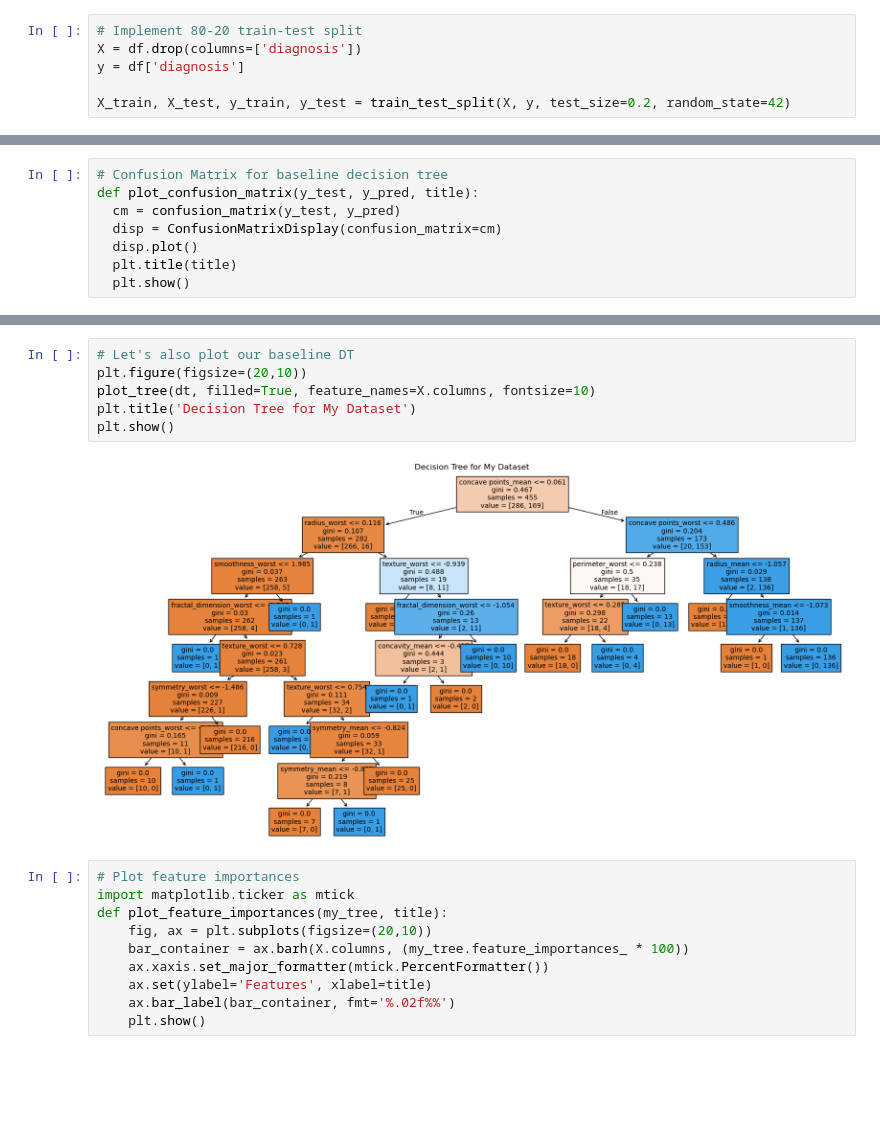
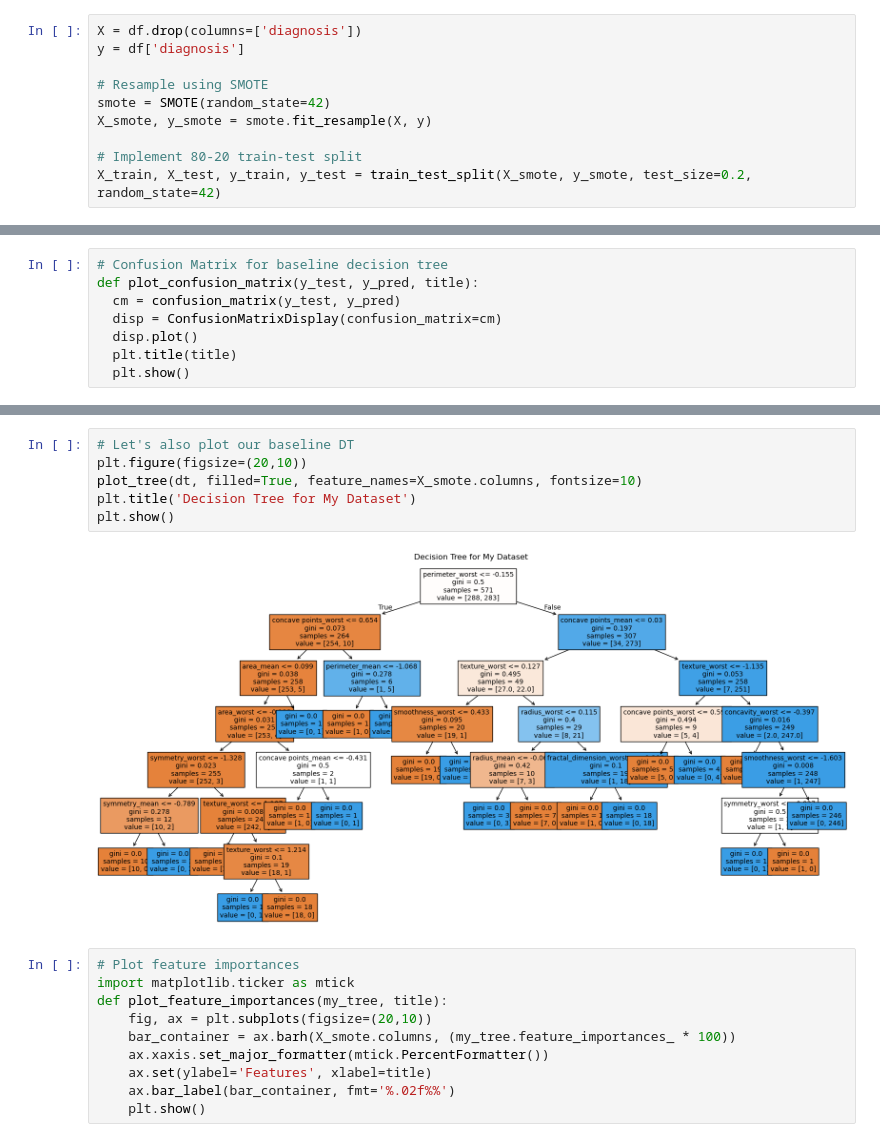
Before and after one commit to m-liv/bc-project, a Jupyter notebook: decision_tree.ipynb, the cells around one changed output, grey strips where cells are left out. Drawn from its saved outputs; the diff is of its cells as text; blank space fills up the shorter version.

Commit message:
Added SMOTE to decision tree/rf and updated everything accordingly

```diff
--- a/decision_tree.ipynb
+++ b/decision_tree.ipynb
@@ -90,11 +105,15 @@ df
 | 568 | 0 | -1.808401 | 1.221792 | -1.814389 | -1.347789 | -3.112085 | -1.150752 | ... |
 569 rows × 21 columns
 # %%
-# Implement 80-20 train-test split
 X = df.drop(columns=['diagnosis'])
 y = df['diagnosis']
 
-X_train, X_test, y_train, y_test = train_test_split(X, y, test_size=0.2, random_state=42)
+# Resample using SMOTE
+smote = SMOTE(random_state=42)
+X_smote, y_smote = smote.fit_resample(X, y)
+
+# Implement 80-20 train-test split
+X_train, X_test, y_train, y_test = train_test_split(X_smote, y_smote, test_size=0.2, random_state=42)
 # %%
 X_train.shape, X_test.shape, y_train.shape, y_test.shape
 # %% [output]
@@ -134,17 +153,17 @@ plot_confusion_matrix(y_test=y_test, y_pred=dt_pred, title="Confusion Matrix for
 # %%
 # Let's also plot our baseline DT
 plt.figure(figsize=(20,10))
-plot_tree(dt, filled=True, feature_names=X.columns, fontsize=10)
+plot_tree(dt, filled=True, feature_names=X_smote.columns, fontsize=10)
 plt.title('Decision Tree for My Dataset')
 plt.show()
 # %% [output]
-[figure, old version]
+[figure, new version]
 # %%
 # Plot feature importances
 import matplotlib.ticker as mtick
 def plot_feature_importances(my_tree, title):
     fig, ax = plt.subplots(figsize=(20,10))
-    bar_container = ax.barh(X.columns, (my_tree.feature_importances_ * 100))
+    bar_container = ax.barh(X_smote.columns, (my_tree.feature_importances_ * 100))
     ax.xaxis.set_major_formatter(mtick.PercentFormatter())
     ax.set(ylabel='Features', xlabel=title)
     ax.bar_label(bar_container, fmt='%.02f%%')
```
Also changed, not shown: parts of 8 cells of this notebook.
